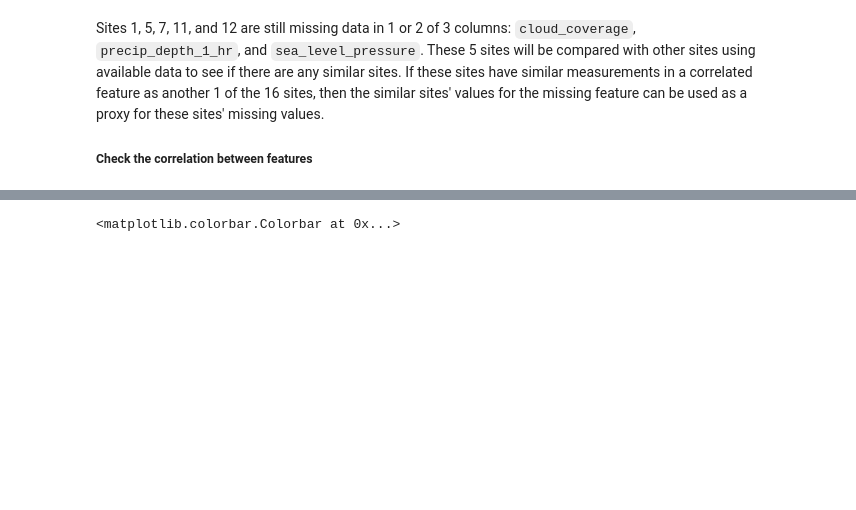
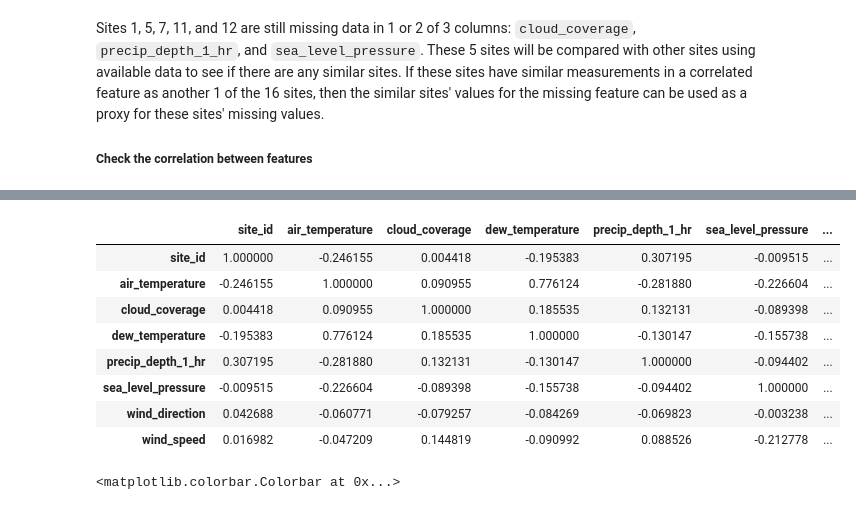
Before and after one commit to tri-bui/gep3-draft, a Jupyter notebook: cleaning.ipynb, the cells around one changed output, grey strips where cells are left out. Saved outputs shown, nothing was run; the diff lists cells and outputs as text; code cells hidden in the pictures; blank space fills up the shorter version.

```diff
--- a/cleaning.ipynb
+++ b/cleaning.ipynb
@@ -82,5 +86,5 @@ sns.set(rc={'figure.figsize': (16, 6),
 # %%
-building = pd.read_csv('../data/raw/building_metadata.csv')
+building = pd.read_csv(f'{data_path}raw/building_metadata.csv')
 building.head()
 # %% [output]
 |  | site_id | building_id | primary_use | square_feet | year_built | floor_count |
@@ -90,7 +94,7 @@ building.head()
 | 3 | 0 | 3 | Education | 23685 | 2002.0 | NaN |
 | 4 | 0 | 4 | Education | 116607 | 1975.0 | NaN |
 # %%
-weather = pd.read_csv('../data/raw/weather_train.csv', parse_dates=['timestamp'])
+weather = pd.read_csv(f'{data_path}raw/weather_train.csv', parse_dates=['timestamp'])
 weather.head()
 # %% [output]
 |  | site_id | timestamp | air_temperature | cloud_coverage | dew_temperature | precip_depth_1_hr | ... |
@@ -930 +947,14 @@ weather.corr()
+# %%
+spearman = weather.corr(method='spearman')
+spearman
+# %% [output]
+|  | site_id | air_temperature | cloud_coverage | dew_temperature | precip_depth_1_hr | sea_level_pressure | ... |
+| site_id | 1.000000 | -0.246155 | 0.004418 | -0.195383 | 0.307195 | -0.009515 | ... |
+| air_temperature | -0.246155 | 1.000000 | 0.090955 | 0.776124 | -0.281880 | -0.226604 | ... |
+| cloud_coverage | 0.004418 | 0.090955 | 1.000000 | 0.185535 | 0.132131 | -0.089398 | ... |
+| dew_temperature | -0.195383 | 0.776124 | 0.185535 | 1.000000 | -0.130147 | -0.155738 | ... |
+| precip_depth_1_hr | 0.307195 | -0.281880 | 0.132131 | -0.130147 | 1.000000 | -0.094402 | ... |
+| sea_level_pressure | -0.009515 | -0.226604 | -0.089398 | -0.155738 | -0.094402 | 1.000000 | ... |
+| wind_direction | 0.042688 | -0.060771 | -0.079257 | -0.084269 | -0.069823 | -0.003238 | ... |
+| wind_speed | 0.016982 | -0.047209 | 0.144819 | -0.090992 | 0.088526 | -0.212778 | ... |
 # %%
```
Also changed, not shown: parts of 14 cells of this notebook.
